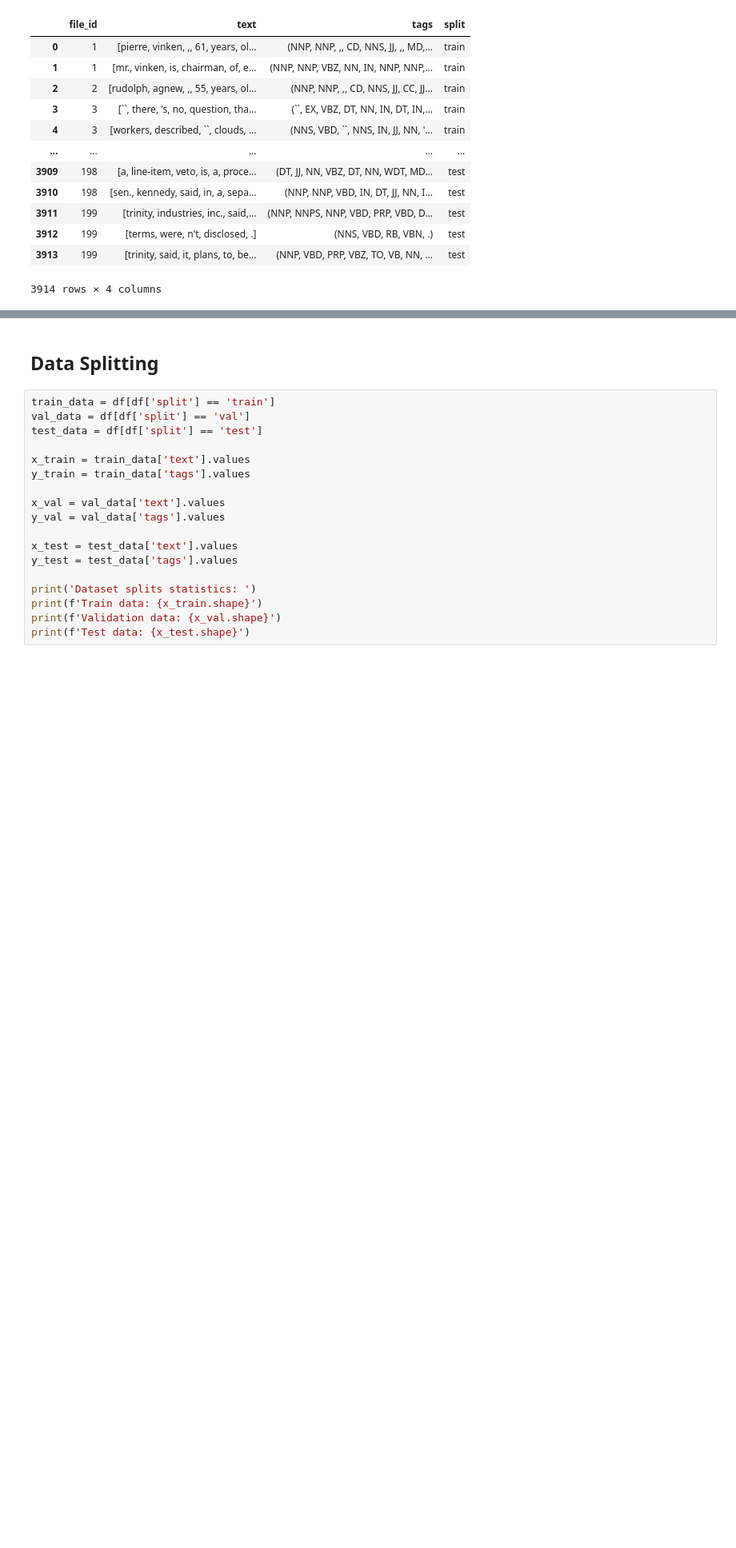
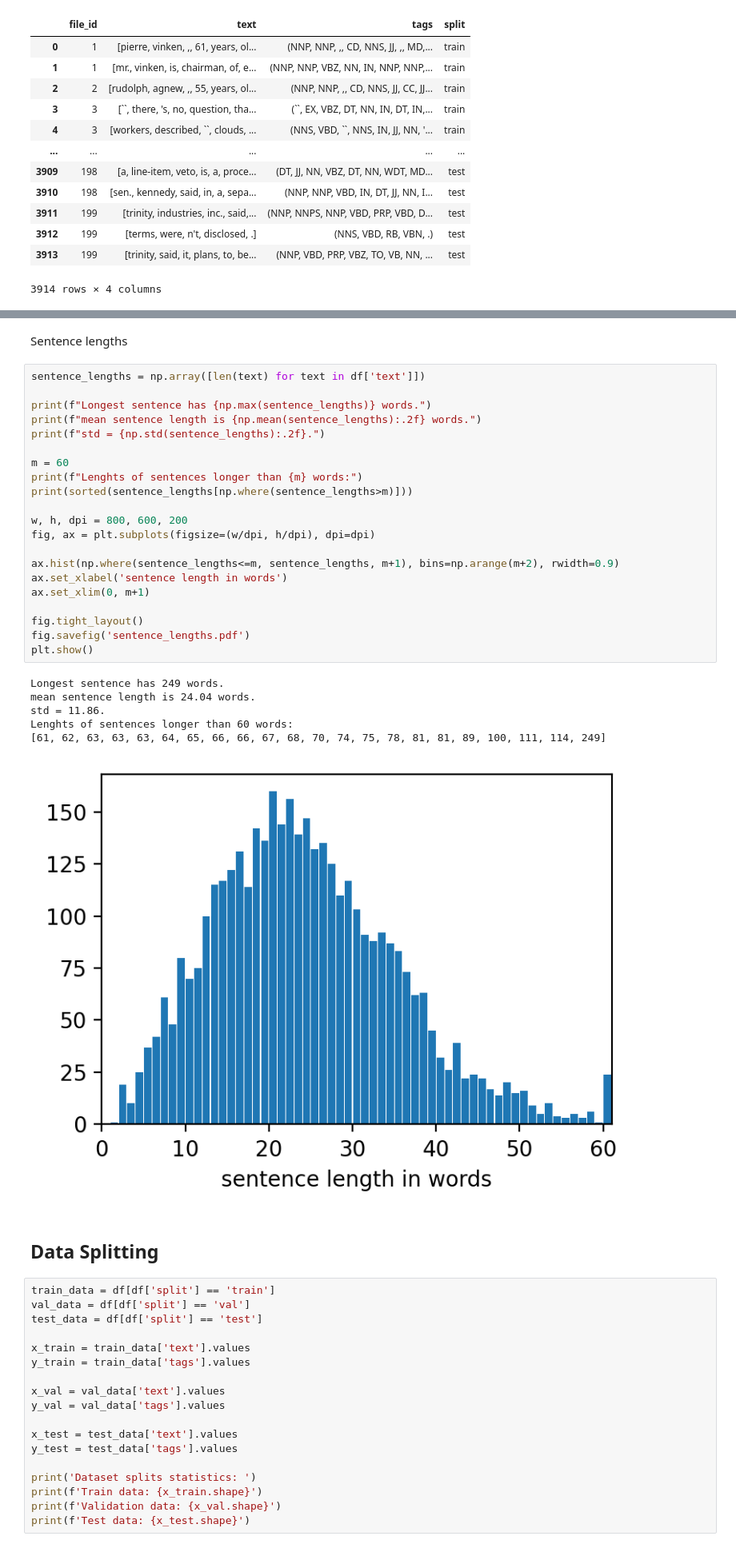
Before and after one commit to michele98/POS_tagging, a Jupyter notebook: OUTPUTPOS_tagging.ipynb, the cells around one changed output, grey strips where cells are left out. Shown at 80% size. Drawn from its saved outputs; the diff is of its cells as text; blank space fills up the shorter version.

```diff
--- a/OUTPUTPOS_tagging.ipynb
+++ b/OUTPUTPOS_tagging.ipynb
@@ -162,3 +210,33 @@ df
+# %% [markdown]
+Sentence lengths
+# %%
+sentence_lengths = np.array([len(text) for text in df['text']])
+
+print(f"Longest sentence has {np.max(sentence_lengths)} words.")
+print(f"mean sentence length is {np.mean(sentence_lengths):.2f} words.")
+print(f"std = {np.std(sentence_lengths):.2f}.")
+
+m = 60
+print(f"Lenghts of sentences longer than {m} words:")
+print(sorted(sentence_lengths[np.where(sentence_lengths>m)]))
+
+w, h, dpi = 800, 600, 200
+fig, ax = plt.subplots(figsize=(w/dpi, h/dpi), dpi=dpi)
+
+ax.hist(np.where(sentence_lengths<=m, sentence_lengths, m+1), bins=np.arange(m+2), rwidth=0.9)
+ax.set_xlabel('sentence length in words')
+ax.set_xlim(0, m+1)
+
+fig.tight_layout()
+fig.savefig('sentence_lengths.pdf')
+plt.show()
+# %% [output]
+Longest sentence has 249 words.
+mean sentence length is 24.04 words.
+std = 11.86.
+Lenghts of sentences longer than 60 words:
+[61, 62, 63, 63, 63, 64, 65, 66, 66, 67, 68, 70, 74, 75, 78, 81, 81, 89, 100, 111, 114, 249]
+[figure, added]
 # %% [markdown]
 ## Data Splitting
 # %%
```
Also changed, not shown: parts of 9 cells of this notebook.
